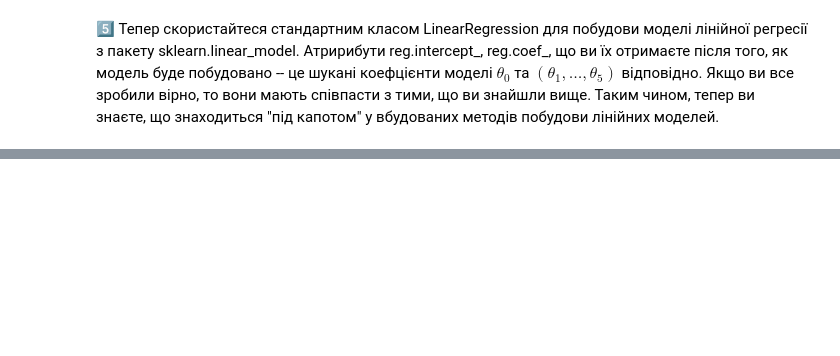
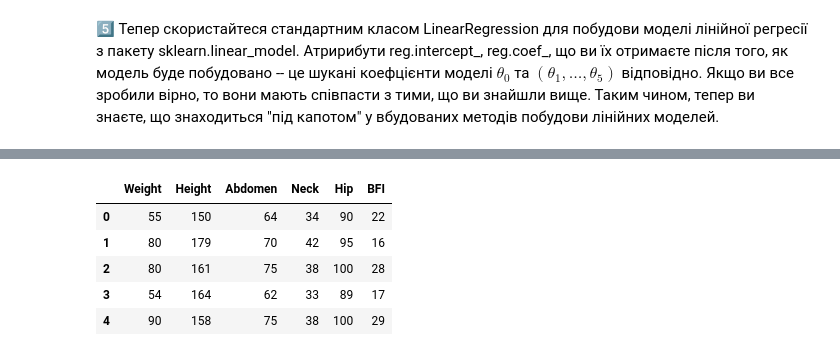
Before and after one commit to Rayzenbtw/linear_algebra, a Jupyter notebook: LA_CP_05_Euclidean_spaces.ipynb, the cells around one changed output, grey strips where cells are left out. Cells and saved outputs as stored; diff of their text form; code cells hidden in the pictures; blank space fills up the shorter version.

```diff
--- a/LA_CP_05_Euclidean_spaces.ipynb
+++ b/LA_CP_05_Euclidean_spaces.ipynb
@@ -269,5 +554,87 @@ df_bfi
 5️⃣ Тепер скористайтеся стандартним класом LinearRegression для побудови моделі лінійної регресії з пакету sklearn.linear_model.
 Атририбути reg.intercept_, reg.coef_, що ви їх отримаєте після того, як модель буде побудовано -- це шукані коефцієнти моделі $\theta_0$ та $(\theta_1, \dots, \theta_5)$ відповідно. Якщо ви все зробили вірно, то вони мають співпасти з тими, що ви знайшли вище. Таким чином, тепер ви знаєте, що знаходиться "під капотом" у вбудованих методів побудови лінійних моделей.
 # %%
-reg = linear_model.LinearRegression()
-# use reg.fit() to build the model
+# Linear Regression for BFI Prediction
+
+# Імпортуємо необхідні бібліотеки
+import numpy as np
+import pandas as pd
+import matplotlib.pyplot as plt
+from scipy import linalg
+from sklearn.linear_model import LinearRegression
+
+# Завантажуємо дані
+file_path = 'data\\BFI.xlsx'
+xls = pd.ExcelFile(file_path)
+df = pd.read_excel(xls, 'Лист1')
+
+# Виведемо перші кілька рядків даних для перегляду структури
+print('Перші 5 рядків даних:')
+display(df.head())
+
+# 1️⃣ Формування матриці A та вектора y
+# Матриця A складається з ваги, зросту, окружностей талії, шиї та стегон, а також вільного члена
+X = df[['Weight', 'Height', 'Abdomen', 'Neck', 'Hip']].values
+y = df['BFI'].values
+
+# Додаємо стовпець одиниць для вільного члена
+A = np.hstack([np.ones((X.shape[0], 1)), X])
+
+# Виводимо розміри матриці A та вектора y
+print('Розмір матриці A:', A.shape)
+print('Розмір вектора y:', y.shape)
+
+# Виведемо кілька перших рядків матриці A та вектора y для перевірки
+print('Матриця A (перші 5 рядків):')
+display(A[:5])
+print('Вектор y (перші 5 значень):')
+print(y[:5])
+
+# 2️⃣ Метод найменших квадратів
+# Формуємо нормальну систему A^T A Θ = A^T y
+AtA = A.T @ A
+Aty = A.T @ y
+
+# Розв'язуємо систему для вектора Θ
+Theta = np.linalg.solve(AtA, Aty)
+
+# Виводимо знайдені коефіцієнти
+print('Коефіцієнти вектора Θ, знайдені методом найменших квадратів:')
+print(Theta)
+
+# 3️⃣ QR-розклад
+# Виконуємо QR-розклад матриці A
+Q, R = np.linalg.qr(A)
+
+# Обчислюємо Q^T * y
+QTy = Q.T @ y
+
+# Розв'язуємо систему R * Θ = Q^T * y
+Theta_qr = np.linalg.solve(R, QTy)
+
+# Виводимо знайдені коефіцієнти
+print('Коефіцієнти вектора Θ, знайдені методом QR-розкладу:')
+print(Theta_qr)
+
+# 4️⃣ Використання LinearRegression
+# Створюємо та навчаємо модель
+reg = LinearRegression()
+reg.fit(X, y)
+
+# Отримуємо коефіцієнти
+theta_0_sklearn = reg.intercept_
+theta_rest_sklearn = reg.coef_
+
+# Об'єднуємо для порівняння
+Theta_sklearn = np.hstack([theta_0_sklearn, theta_rest_sklearn])
+
+# Виведемо знайдені коефіцієнти
+print('Коефіцієнти вектора Θ, знайдені за допомогою LinearRegression:')
+print(Theta_sklearn)
+
+# Порівняння всіх методів
+print('\nПорівняння результатів:')
+print('Метод найменших квадратів:', Theta)
+print('QR-розклад:', Theta_qr)
+print('LinearRegression:', Theta_sklearn)
+# %% [output]
@@ -273,0 +642,6 @@ reg = linear_model.LinearRegression()
+|  | Weight | Height | Abdomen | Neck | Hip | BFI |
+| 0 | 55 | 150 | 64 | 34 | 90 | 22 |
+| 1 | 80 | 179 | 70 | 42 | 95 | 16 |
+| 2 | 80 | 161 | 75 | 38 | 100 | 28 |
+| 3 | 54 | 164 | 62 | 33 | 89 | 17 |
+| 4 | 90 | 158 | 75 | 38 | 100 | 29 |
```
Also changed, not shown: parts of 27 cells of this notebook, 2 other files.
